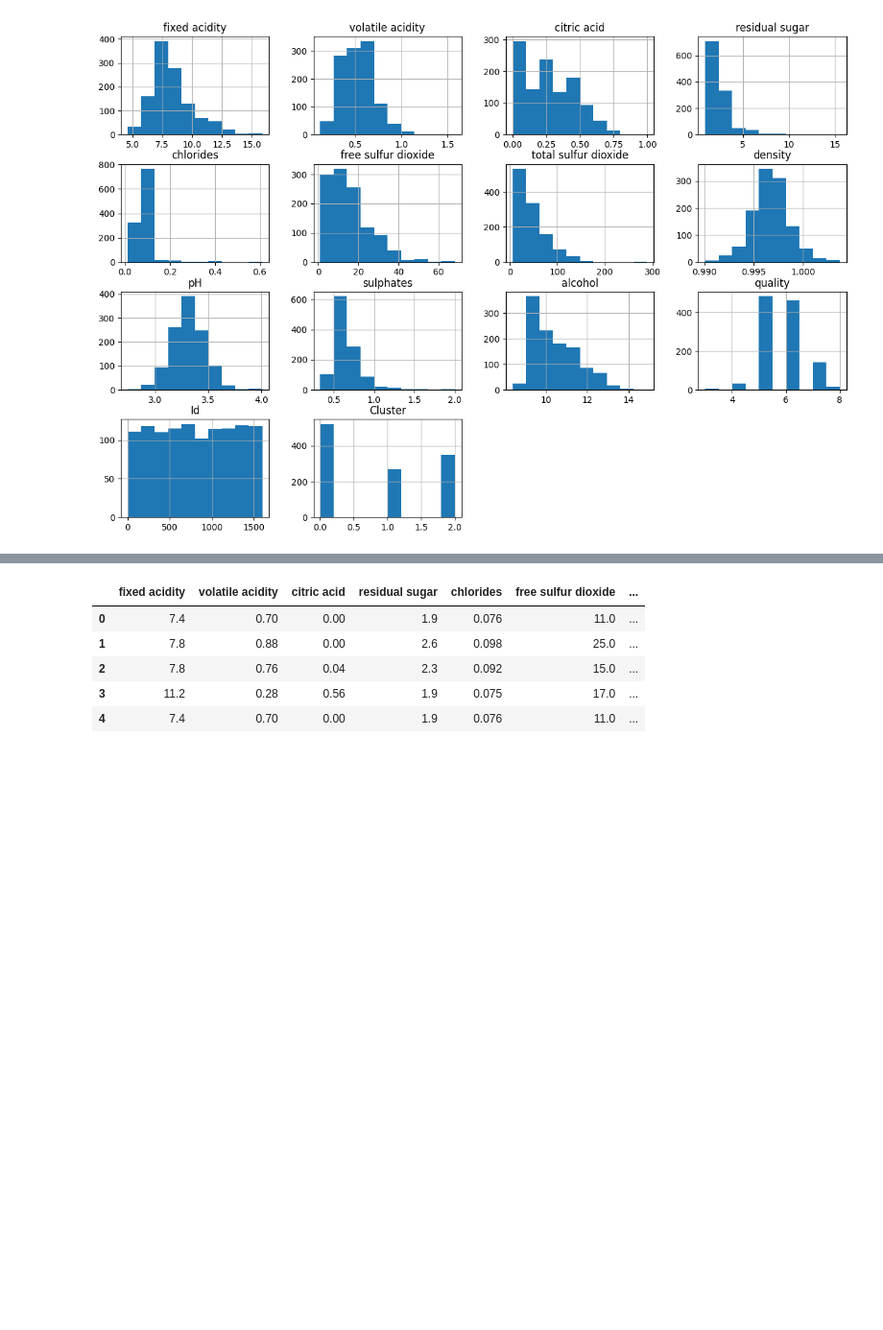
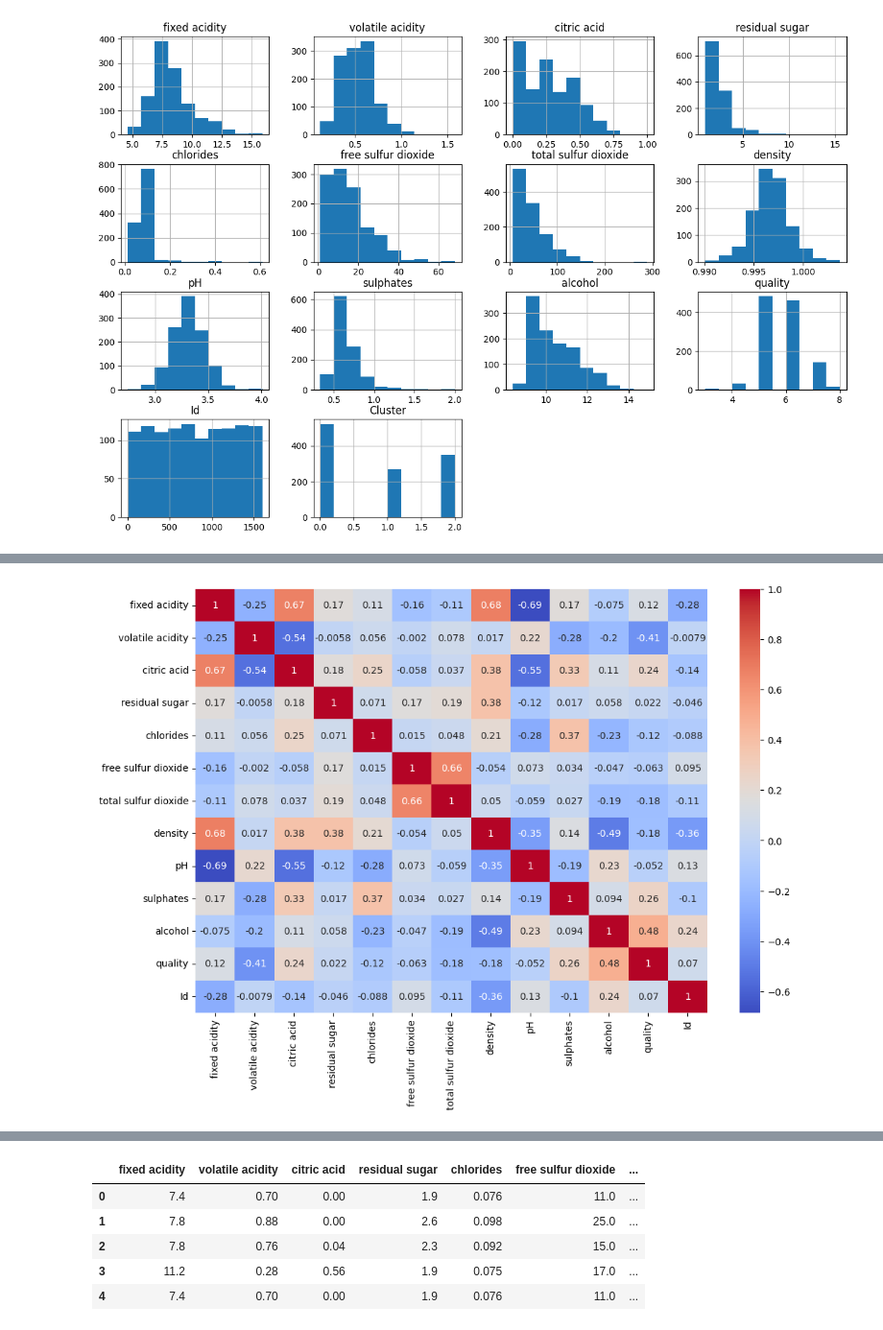
Before and after one commit to YosuaDirganaPratama/RE-603-Machine-Learning, a Jupyter notebook: Assigment 6/WineQT_Classification.ipynb, the cells around one changed output, grey strips where cells are left out. Shown at 96% size. Drawn from its saved outputs; the diff is of its cells as text; code cells hidden in the pictures; blank space fills up the shorter version.

```diff
--- a/Assigment 6/WineQT_Classification.ipynb
+++ b/Assigment 6/WineQT_Classification.ipynb
@@ -135 +212,13 @@ plt.show()
+# %%
+plt.figure(figsize=(12,8))
+
+sns.heatmap(
+df.corr(),
+annot=True,
+cmap='coolwarm'
+)
+
+plt.show()
+# %% [output]
+[figure, added]
 # %% [markdown]
```
Also changed, not shown: parts of 15 cells of this notebook.
